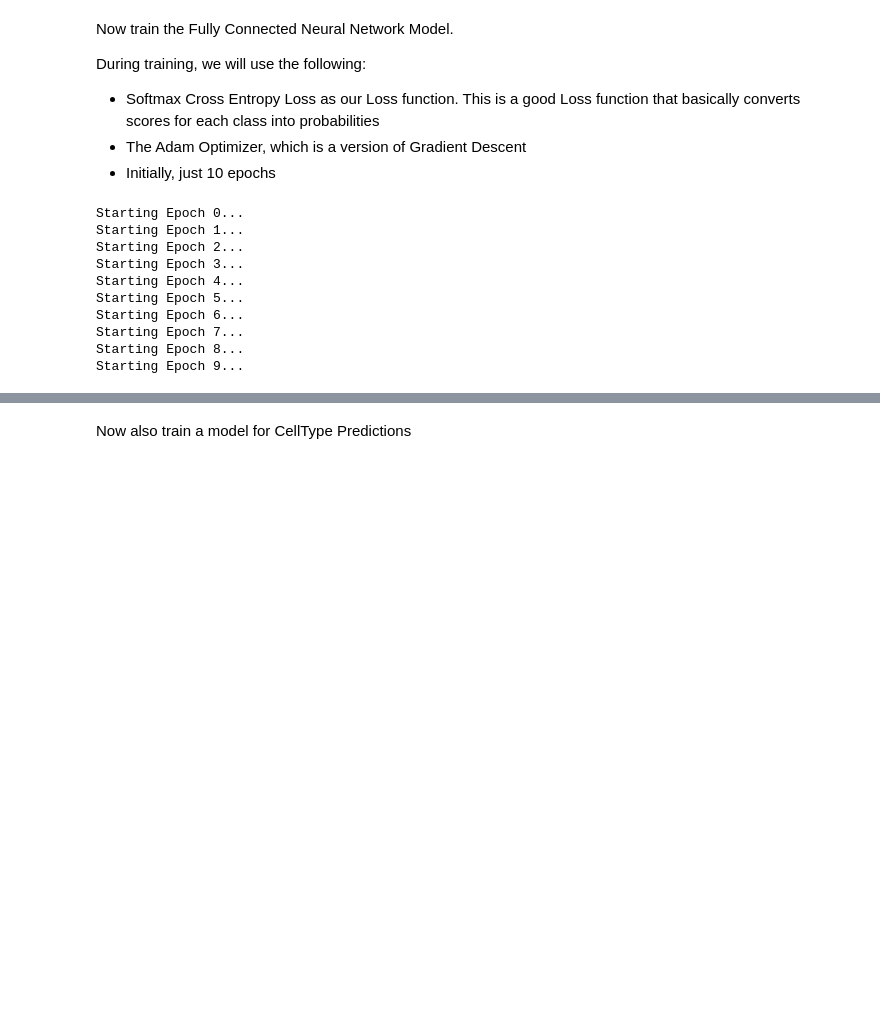
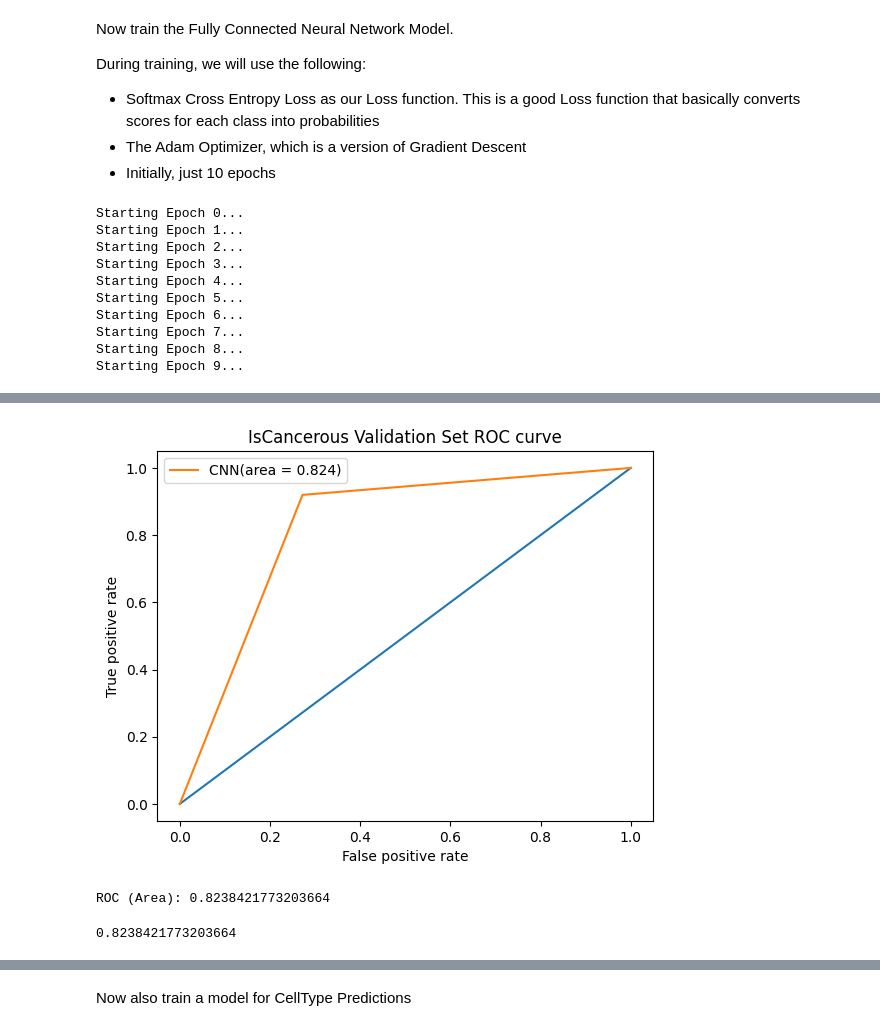
Before and after one commit to s2105802-Nelson/COSC2673-A2-Group42, a Jupyter notebook: 06.PyTorchBasic01.ipynb, the cells around one changed output, grey strips where cells are left out. Saved outputs shown, nothing was run; the diff lists cells and outputs as text; code cells hidden in the pictures; blank space fills up the shorter version.

```diff
--- a/06.PyTorchBasic01.ipynb
+++ b/06.PyTorchBasic01.ipynb
@@ -35,8 +37,8 @@ from torchvision.io import read_image
 Configure this script as to whether it runs on Google Colab, or locally
 # %%
 # When on Google Colab, running full training, change both to true. Locally, advised set both to false
-isGoogleColab = False
-useFullData = False
+isGoogleColab = True
+useFullData = True
 # %%
 # In local, the base directory is the current directory
 baseDirectory = "./"
@@ -213,7 +283,7 @@ net.eval()
 step=0
 
 y_val_cancerous = []
-y_pred_cancerous = []
+y_val_pred_cancerous = []
 
 # Looping through this dataloader essentially processes them in batches of 32 (or whatever the batchsize is configured in the data loader
 for i, data in enumerate(cancerous_val_dataloader, 0):
@@ -224,23 +294,26 @@ for i, data in enumerate(cancerous_val_dataloader, 0):
     inputs = inputs.view(-1, 27 * 27 * 3)
 
     outputs = net(inputs)
-    _, predicted = torch.max(outputs.data, 1)
-
-    # print(labels)
-    # print(predicted)
-    # print(len(labels))
-    # print(len(predicted))
+    class_score, predicted = torch.max(outputs.data, 1)
 
     # Loop through the batch, build the lists of the raw label and prediction values
     for j in range(len(labels)):
         y_val_cancerous.append(labels[j].item())
-        y_pred_cancerous.append(predicted[j].item())
+        y_val_pred_cancerous.append(predicted[j].item())
 
     predictions.append(predicted)
     total += labels.size(0)
     correct += (predicted == labels).sum().item()
 
 
-accuracy = (correct/total) * 100
-print("The testing set accuracy of the isCancerous Classification Network is " + str(accuracy) + "%")
+
+print("Evaluate the Validation Predictions and Error: \n")
+
+print('Confusion matrix: \n')
+print(confusion_matrix(y_val_cancerous, y_val_pred_cancerous))
+
+print("\n- Accuracy Score: " + str(accuracy_score(y_val_cancerous, y_val_pred_cancerous)))
+print("- Precision Score: " + str(precision_score(y_val_cancerous, y_val_pred_cancerous)))
+print("- Recall Score: " + str(recall_score(y_val_cancerous, y_val_pred_cancerous)))
+print("- F1 Score: " + str(f1_score(y_val_cancerous, y_val_pred_cancerous)))
 # %% [output]
@@ -248,3 +331,9 @@ The testing set accuracy of the isCancerous Classification Network is 86.3239573
+# %%
+a2util.getClassificationROC("IsCancerous", "Validation", y_val_cancerous, y_val_pred_cancerous, 2)
+# %% [output]
+[figure, added]
+ROC (Area): 0.8238421773203664
+0.8238421773203664
 # %%
 for i in range(3):
     print(predictions[i])
```
Also changed, not shown: parts of 25 cells of this notebook, 10 other files.
